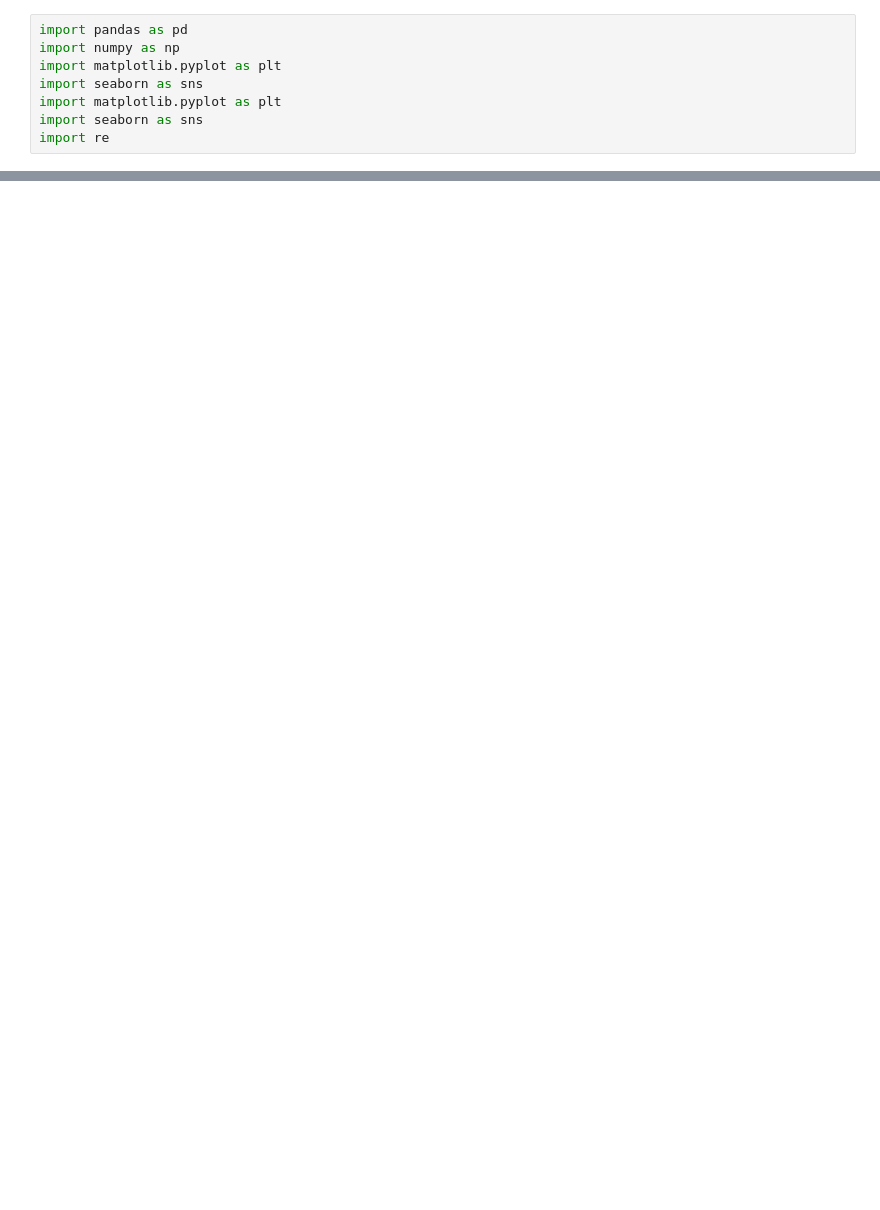
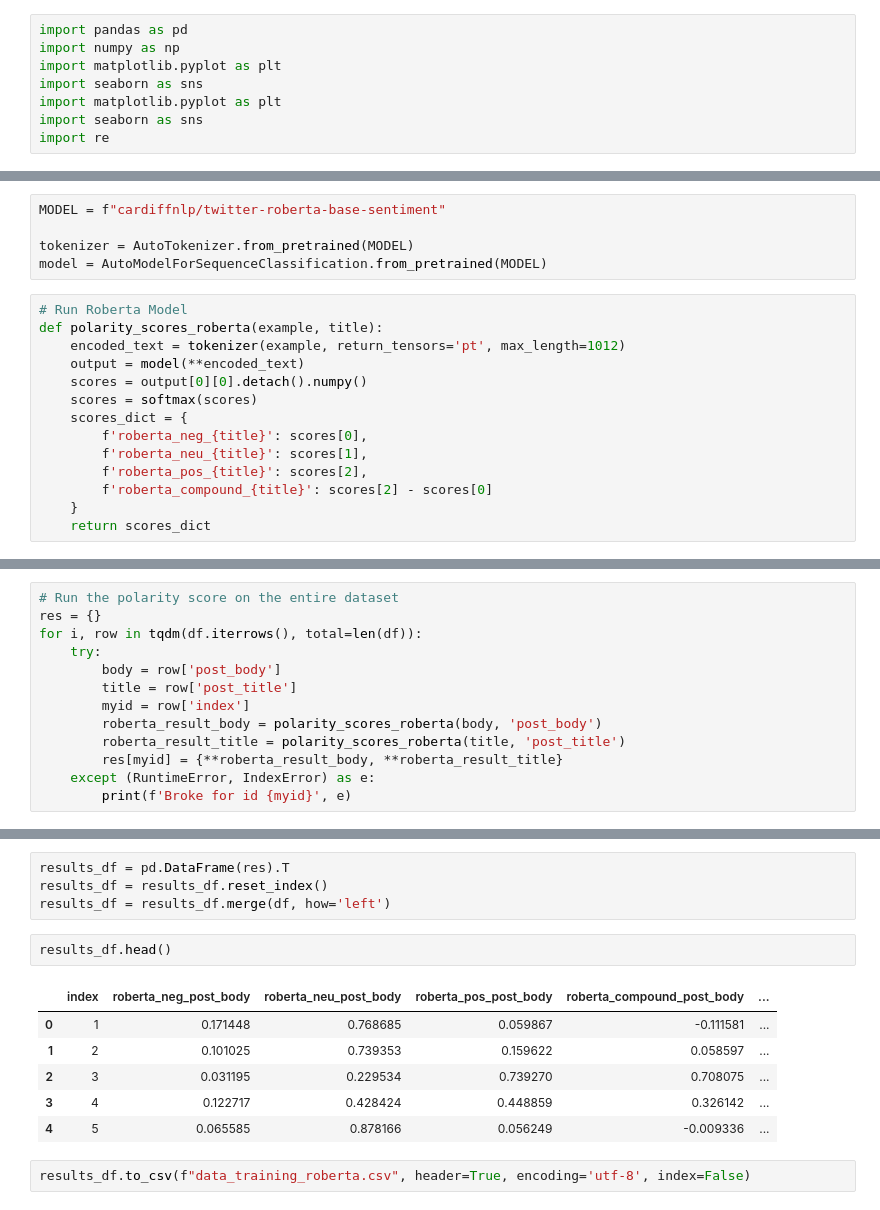
Before and after one commit to reunicorn1/crowd-pulse, a Jupyter notebook: explore_merged_data.ipynb, the cells around one changed output, grey strips where cells are left out. Saved outputs shown, nothing was run; the diff lists cells and outputs as text; blank space fills up the shorter version.

```diff
--- a/explore_merged_data.ipynb
+++ b/explore_merged_data.ipynb
@@ -35,0 +37,19 @@ df.head()
+# %%
+MODEL = f"cardiffnlp/twitter-roberta-base-sentiment"
+
+tokenizer = AutoTokenizer.from_pretrained(MODEL)
+model = AutoModelForSequenceClassification.from_pretrained(MODEL)
+# %%
+# Run Roberta Model
+def polarity_scores_roberta(example, title):
+    encoded_text = tokenizer(example, return_tensors='pt', max_length=1012)
+    output = model(**encoded_text)
+    scores = output[0][0].detach().numpy()
+    scores = softmax(scores)
+    scores_dict = {
+        f'roberta_neg_{title}': scores[0],
+        f'roberta_neu_{title}': scores[1],
+        f'roberta_pos_{title}': scores[2],
+        f'roberta_compound_{title}': scores[2] - scores[0]
+    }
+    return scores_dict
@@ -35,0 +60,13 @@ df.head()
+# %%
+# Run the polarity score on the entire dataset
+res = {}
+for i, row in tqdm(df.iterrows(), total=len(df)):
+    try:
+        body = row['post_body']
+        title = row['post_title']
+        myid = row['index']
+        roberta_result_body = polarity_scores_roberta(body, 'post_body')
+        roberta_result_title = polarity_scores_roberta(title, 'post_title')
+        res[myid] = {**roberta_result_body, **roberta_result_title}
+    except (RuntimeError, IndexError) as e:
+        print(f'Broke for id {myid}', e)
@@ -35,0 +87,15 @@ df.head()
+# %%
+results_df = pd.DataFrame(res).T
+results_df = results_df.reset_index()
+results_df = results_df.merge(df, how='left')
+# %%
+results_df.head()
+# %% [output]
+|  | index | roberta_neg_post_body | roberta_neu_post_body | roberta_pos_post_body | roberta_compound_post_body | ... |
+| 0 | 1 | 0.171448 | 0.768685 | 0.059867 | -0.111581 | ... |
+| 1 | 2 | 0.101025 | 0.739353 | 0.159622 | 0.058597 | ... |
+| 2 | 3 | 0.031195 | 0.229534 | 0.739270 | 0.708075 | ... |
+| 3 | 4 | 0.122717 | 0.428424 | 0.448859 | 0.326142 | ... |
+| 4 | 5 | 0.065585 | 0.878166 | 0.056249 | -0.009336 | ... |
+# %%
+results_df.to_csv(f"data_training_roberta.csv", header=True, encoding='utf-8', index=False)
```
Also changed, not shown: parts of 17 cells of this notebook, 6 other files.
